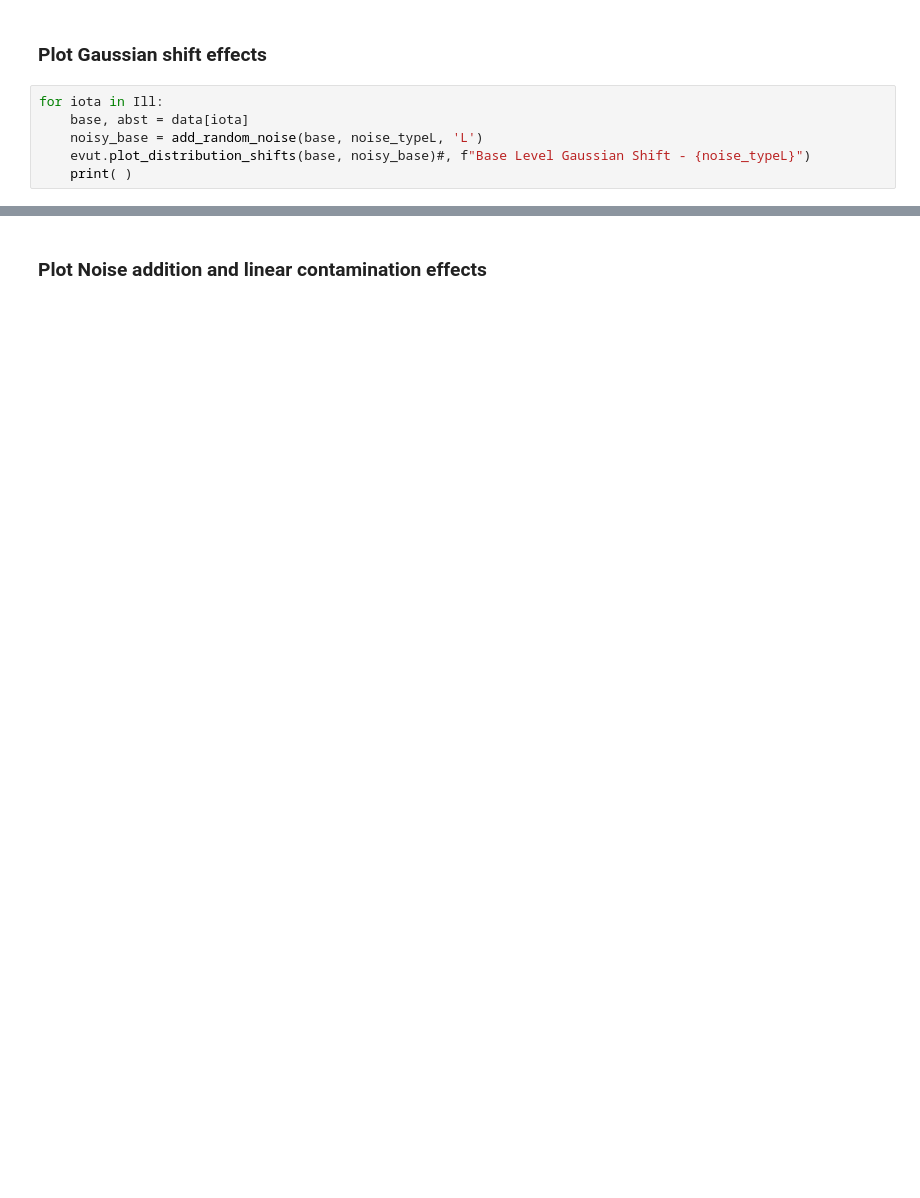
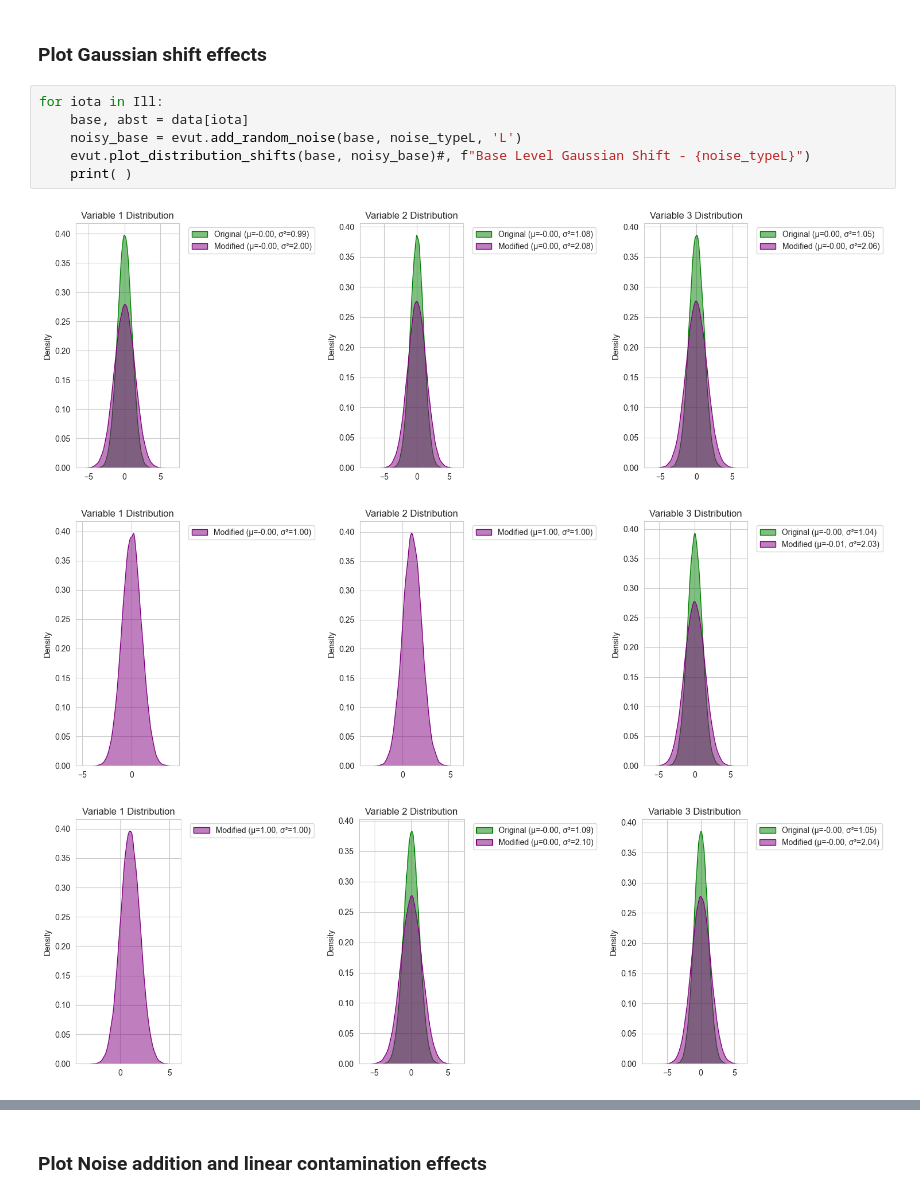
Before and after one commit to yfelekis/DiRoCA, a Jupyter notebook: erica_gelbrich_optimisation.ipynb, the cells around one changed output, grey strips where cells are left out. Saved outputs shown, nothing was run; the diff lists cells and outputs as text; blank space fills up the shorter version.

```diff
--- a/erica_gelbrich_optimisation.ipynb
+++ b/erica_gelbrich_optimisation.ipynb
@@ -1567,6 +1214,10 @@ Average e(τ) for Ground Truth T: 1.02 ± 0.005
 # %%
 for iota in Ill:
     base, abst = data[iota]
-    noisy_base = add_random_noise(base, noise_typeL, 'L')
+    noisy_base = evut.add_random_noise(base, noise_typeL, 'L')
     evut.plot_distribution_shifts(base, noisy_base)#, f"Base Level Gaussian Shift - {noise_typeL}")
     print( )
+# %% [output]
+[figure, added]
+[figure, added]
+[figure, added]
```
Also changed, not shown: parts of 44 cells of this notebook, 20 other files.
